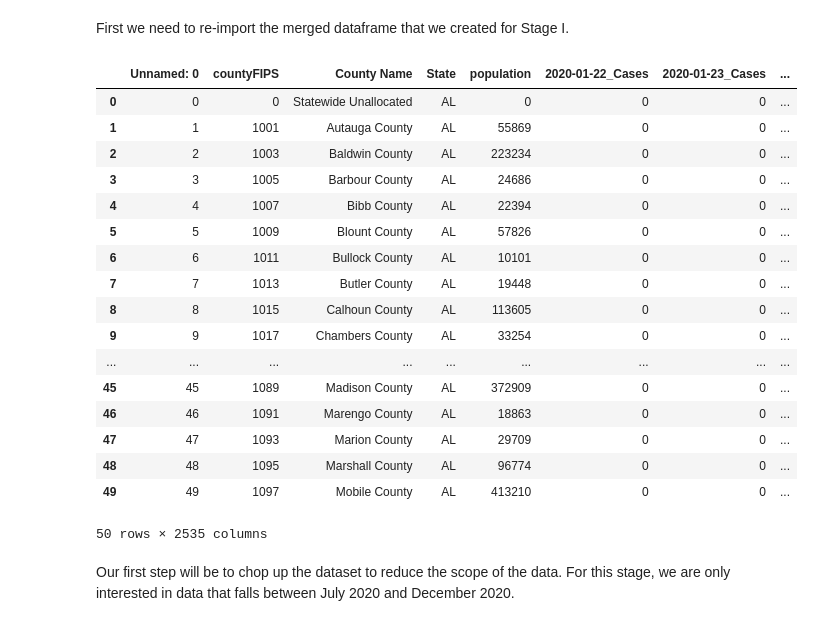
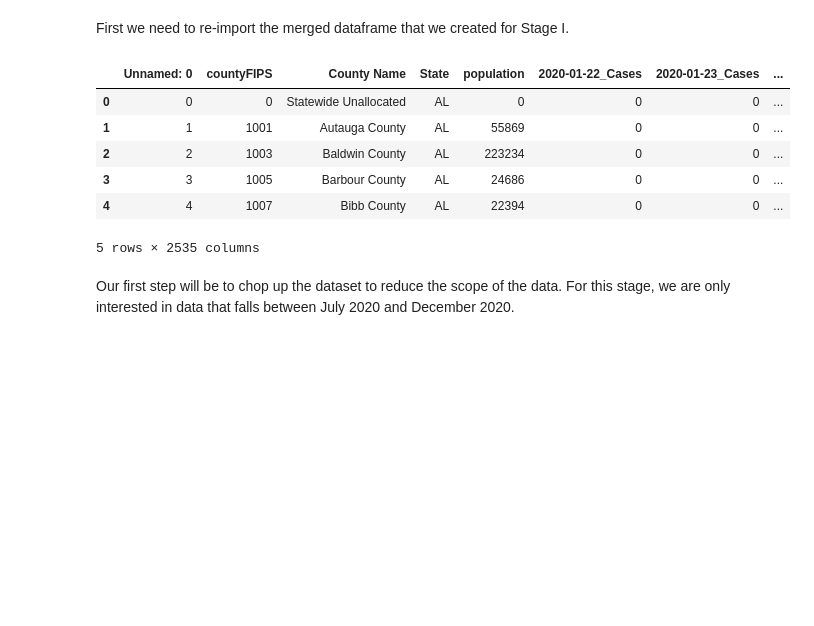
Before and after one commit to mawuliagboklu/DS-Group-, a Jupyter notebook: Project Stage II/Stage II Task 1.ipynb, the cells around one changed output. Cells and saved outputs as stored; diff of their text form; code cells hidden in the pictures; blank space fills up the shorter version.

```diff
--- a/Project Stage II/Stage II Task 1.ipynb
+++ b/Project Stage II/Stage II Task 1.ipynb
@@ -10,26 +10,15 @@ First we need to re-import the merged dataframe that we created for Stage I.
 # %%
 dfMerged = pd.read_csv("Data/ProjectDataStage1WIDEFORMAT.csv")
 
-dfMerged.head(50)
+dfMerged.head(5)
 # %% [output]
 |  | Unnamed: 0 | countyFIPS | County Name | State | population | 2020-01-22_Cases | 2020-01-23_Cases | ... |
 | 0 | 0 | 0 | Statewide Unallocated | AL | 0 | 0 | 0 | ... |
 | 1 | 1 | 1001 | Autauga County | AL | 55869 | 0 | 0 | ... |
 | 2 | 2 | 1003 | Baldwin County | AL | 223234 | 0 | 0 | ... |
 | 3 | 3 | 1005 | Barbour County | AL | 24686 | 0 | 0 | ... |
 | 4 | 4 | 1007 | Bibb County | AL | 22394 | 0 | 0 | ... |
-| 5 | 5 | 1009 | Blount County | AL | 57826 | 0 | 0 | ... |
-| 6 | 6 | 1011 | Bullock County | AL | 10101 | 0 | 0 | ... |
-| 7 | 7 | 1013 | Butler County | AL | 19448 | 0 | 0 | ... |
-| 8 | 8 | 1015 | Calhoun County | AL | 113605 | 0 | 0 | ... |
-| 9 | 9 | 1017 | Chambers County | AL | 33254 | 0 | 0 | ... |
-| ... | ... | ... | ... | ... | ... | ... | ... | ... |
-| 45 | 45 | 1089 | Madison County | AL | 372909 | 0 | 0 | ... |
-| 46 | 46 | 1091 | Marengo County | AL | 18863 | 0 | 0 | ... |
-| 47 | 47 | 1093 | Marion County | AL | 29709 | 0 | 0 | ... |
-| 48 | 48 | 1095 | Marshall County | AL | 96774 | 0 | 0 | ... |
-| 49 | 49 | 1097 | Mobile County | AL | 413210 | 0 | 0 | ... |
-50 rows × 2535 columns
+5 rows × 2535 columns
 # %% [markdown]
 Our first step will be to chop up the dataset to reduce the scope of the data. For this stage, we are only interested in data that falls between July 2020 and December 2020.
 # %%
```
Also changed, not shown: parts of 1 cell of this notebook.
